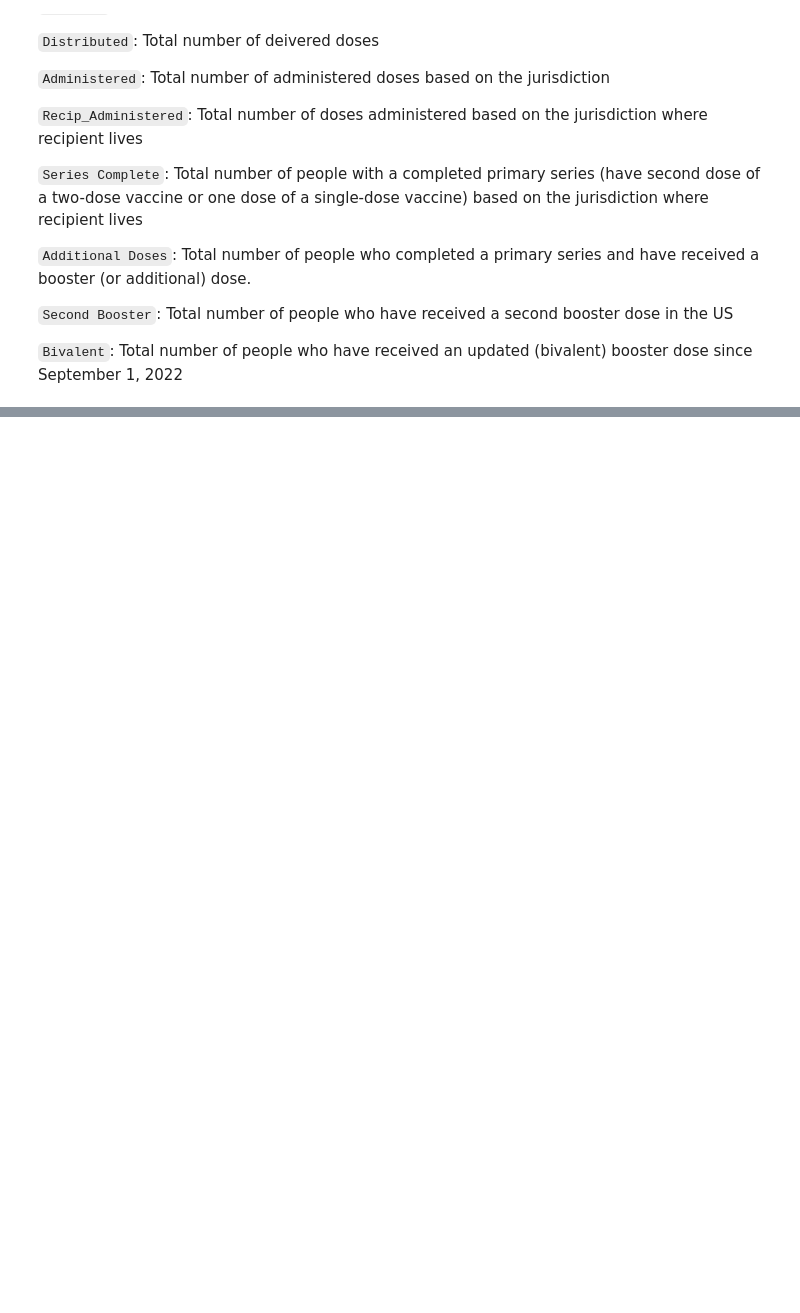
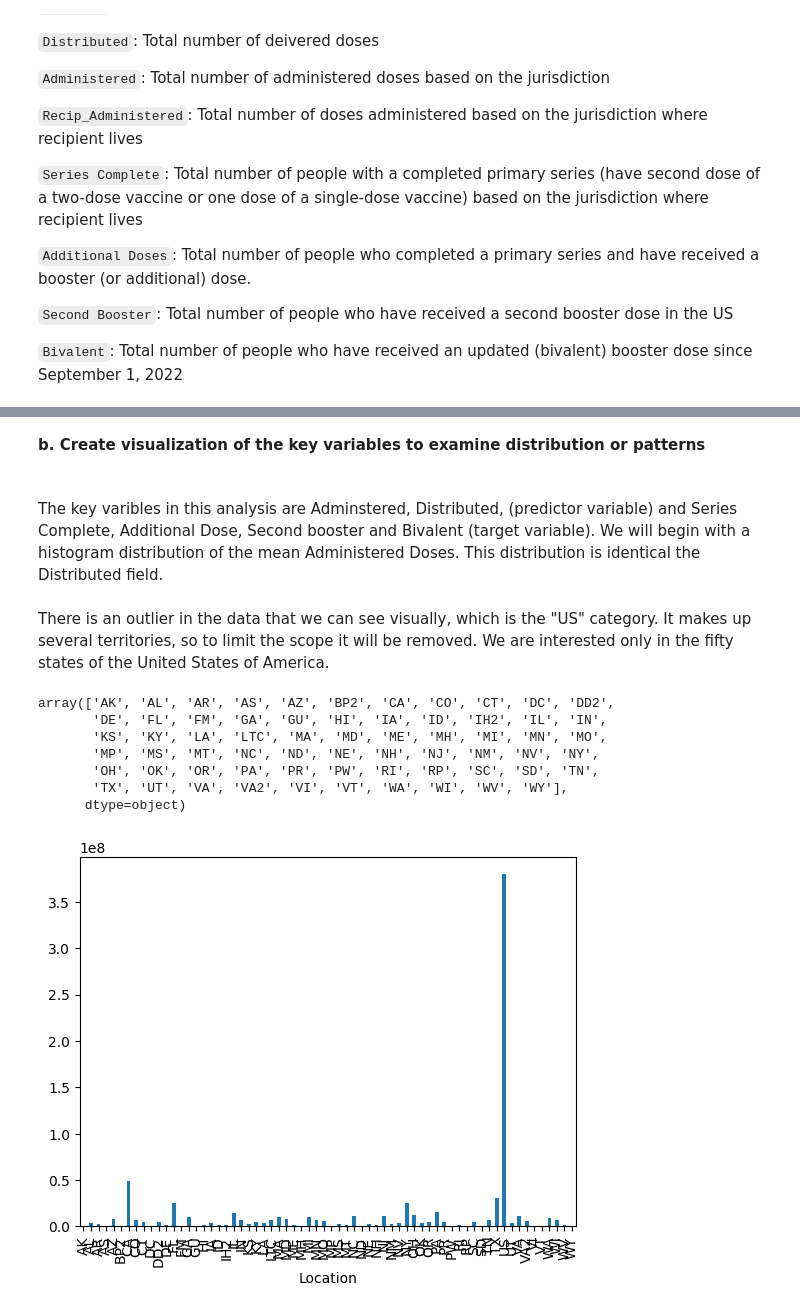
Before and after one commit to jsbxyz/Vaccine-Supply-Impact-on-Stage-Completion, a Jupyter notebook: DSC-530 Term Paper.ipynb, the cells around one changed output, grey strips where cells are left out. Drawn from its saved outputs; the diff is of its cells as text; code cells hidden in the pictures; blank space fills up the shorter version.

```diff
--- a/DSC-530 Term Paper.ipynb
+++ b/DSC-530 Term Paper.ipynb
@@ -44,0 +32,24 @@ vax_data
+# %%
+import pandas as pd
+import numpy as np
+from sklearn.metrics import mean_squared_error
+from sklearn.preprocessing import MinMaxScaler
+import matplotlib.pyplot as plt
+import seaborn as sns
+from scipy.stats import ttest_rel
+from scipy.stats import f_oneway
+import statsmodels.api as sm
+from sklearn.preprocessing import StandardScaler
+from sklearn.cluster import KMeans
+from ml_utils.pca import pca_scatter_3d
+from ml_utils.pca import pca_scatter
+from sklearn.decomposition import PCA
+from sklearn.metrics import accuracy_score
+from sklearn.model_selection import train_test_split
+from sklearn.ensemble import RandomForestClassifier
+
+
+vax_data = pd.read_csv('/home/jeremy/Documents/GitHub/DSC530/TermProject/data/vax_totals.csv')
+vaccine_eda = vax_data
+cleaned_eda = vaccine_eda.copy
+vaccine_eda.head(3)
@@ -204,3 +124,0 @@ Another point of intersest is if there is a surplus or deficit of doses delievre
-# %%
-vaccine_eda['+/- Supply'] = vaccine_eda['Dist'] - vaccine_eda['Admin']
-vaccine_eda
@@ -220,0 +214,24 @@ vaccine_eda
+# %% [markdown]
+<b> b. Create visualization of the key variables to examine distribution or patterns  </b>
+
+####
+# %% [markdown]
+The key varibles in this analysis are Adminstered, Distributed, (predictor variable) and Series Complete, Additional Dose, Second booster and Bivalent (target variable). We will begin with a histogram distribution of the mean Administered Doses. This distribution is identical the Distributed field.
+# %% [markdown]
+There is an outlier in the data that we can see visually, which is the "US" category. It makes up several territories, so to limit the scope it will be removed. We are interested only in the fifty states of the United States of America.
+# %%
+#vaccine_stats.groupby('Location')['Avg. Admin'].sum().plot(kind='bar')
+vaccine_stats.groupby('Location')['Avg Admin'].sum().plot(kind='bar')
+vaccine_stats = vaccine_stats[vaccine_stats['Location'] != 'US']
+vaccine_eda = vaccine_eda[vaccine_eda['Location'] != 'US']
+vaccine_eda = vaccine_eda[vaccine_eda['Location'] != 'US']
+vaccine_stats["Location"].unique()
+# %% [output]
+array(['AK', 'AL', 'AR', 'AS', 'AZ', 'BP2', 'CA', 'CO', 'CT', 'DC', 'DD2',
+       'DE', 'FL', 'FM', 'GA', 'GU', 'HI', 'IA', 'ID', 'IH2', 'IL', 'IN',
+       'KS', 'KY', 'LA', 'LTC', 'MA', 'MD', 'ME', 'MH', 'MI', 'MN', 'MO',
+       'MP', 'MS', 'MT', 'NC', 'ND', 'NE', 'NH', 'NJ', 'NM', 'NV', 'NY',
+       'OH', 'OK', 'OR', 'PA', 'PR', 'PW', 'RI', 'RP', 'SC', 'SD', 'TN',
+       'TX', 'UT', 'VA', 'VA2', 'VI', 'VT', 'WA', 'WI', 'WV', 'WY'],
+      dtype=object)
+[figure, added]
```
Also changed, not shown: parts of 135 cells of this notebook, 3 other files.
